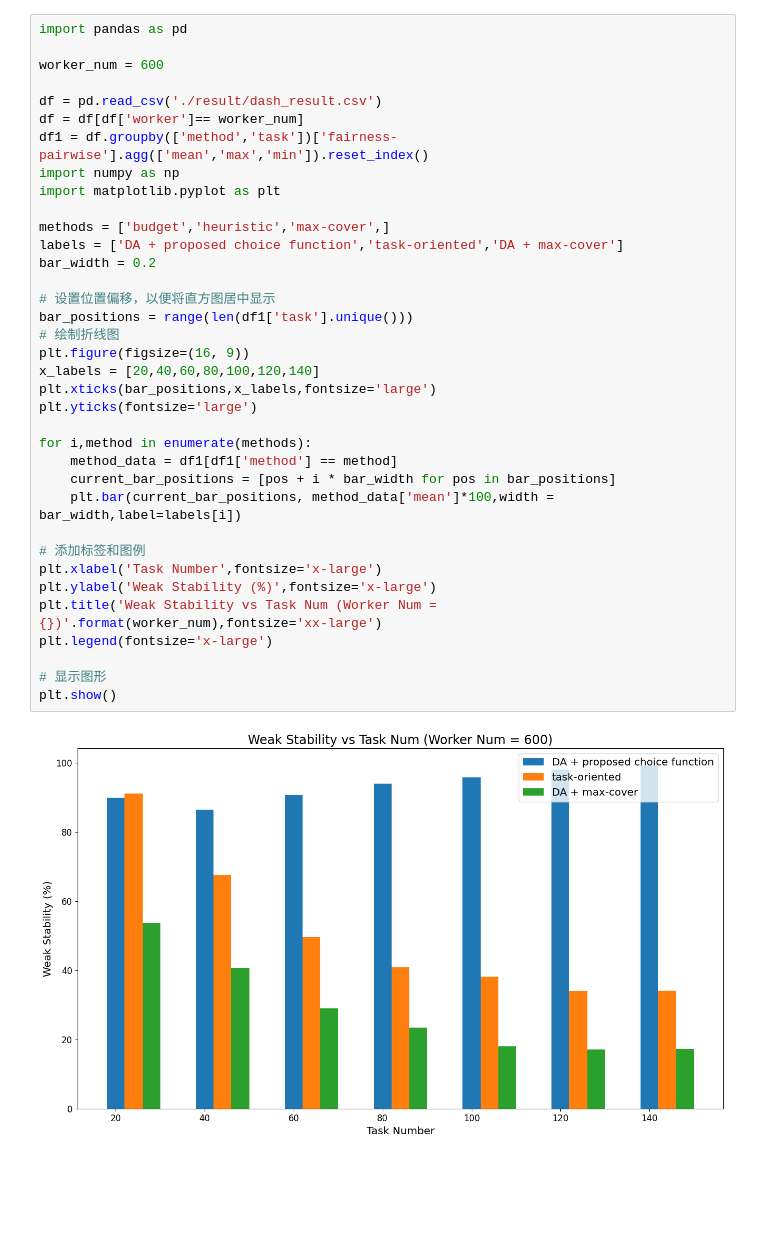
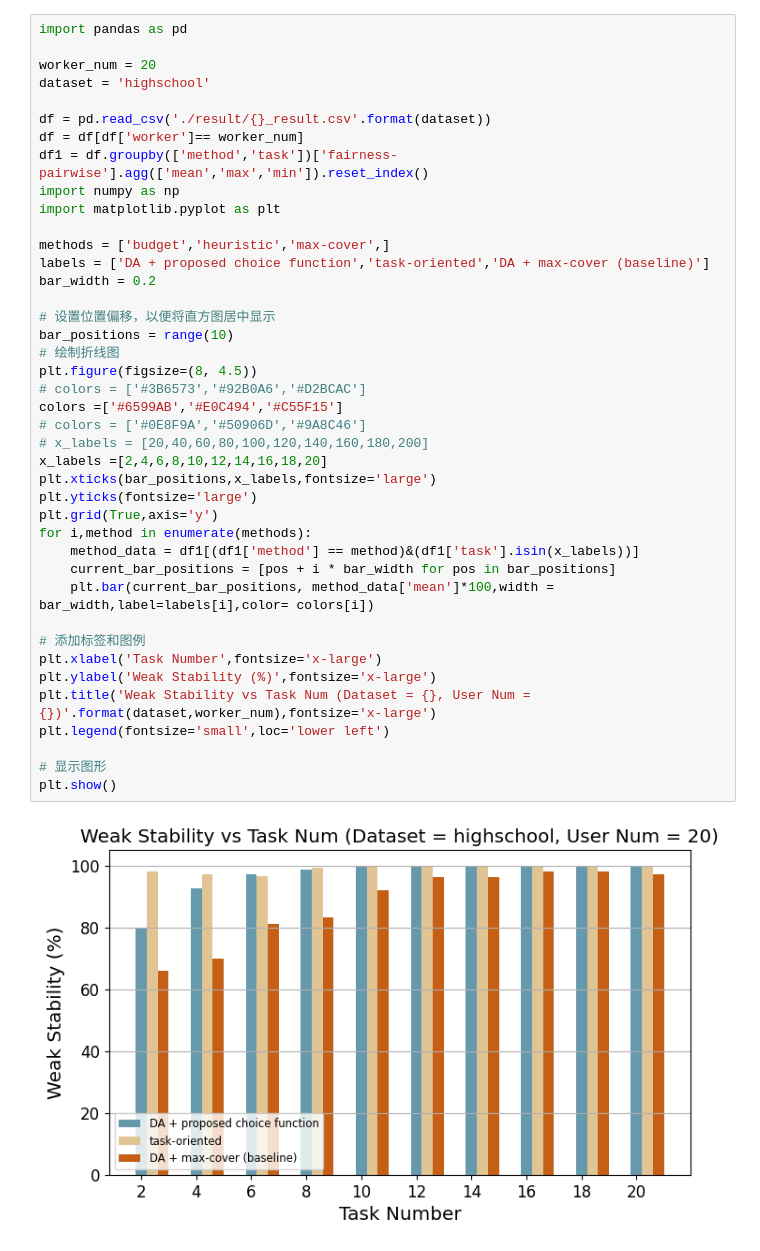
Before and after one commit to braisedp/CCTA, a Jupyter notebook: experiment/estimate_result.ipynb, the cells around one changed output. Drawn from its saved outputs; the diff is of its cells as text; blank space fills up the shorter version.

```diff
--- a/experiment/estimate_result.ipynb
+++ b/experiment/estimate_result.ipynb
@@ -1,40 +1,45 @@
 # %%
 import pandas as pd
 
-worker_num = 600
+worker_num = 20
+dataset = 'highschool'
 
-df = pd.read_csv('./result/dash_result.csv')
+df = pd.read_csv('./result/{}_result.csv'.format(dataset))
 df = df[df['worker']== worker_num]
 df1 = df.groupby(['method','task'])['fairness-pairwise'].agg(['mean','max','min']).reset_index()
 import numpy as np
 import matplotlib.pyplot as plt
 
 methods = ['budget','heuristic','max-cover',]
-labels = ['DA + proposed choice function','task-oriented','DA + max-cover']
+labels = ['DA + proposed choice function','task-oriented','DA + max-cover (baseline)']
 bar_width = 0.2
 
 # 设置位置偏移，以便将直方图居中显示
-bar_positions = range(len(df1['task'].unique()))
+bar_positions = range(10)
 # 绘制折线图
-plt.figure(figsize=(16, 9))
-x_labels = [20,40,60,80,100,120,140]
+plt.figure(figsize=(8, 4.5))
+# colors = ['#3B6573','#92B0A6','#D2BCAC']
+colors =['#6599AB','#E0C494','#C55F15']
+# colors = ['#0E8F9A','#50906D','#9A8C46']
+# x_labels = [20,40,60,80,100,120,140,160,180,200]
+x_labels =[2,4,6,8,10,12,14,16,18,20]
 plt.xticks(bar_positions,x_labels,fontsize='large')
 plt.yticks(fontsize='large')
-
+plt.grid(True,axis='y')
 for i,method in enumerate(methods):
-    method_data = df1[df1['method'] == method]
+    method_data = df1[(df1['method'] == method)&(df1['task'].isin(x_labels))]
     current_bar_positions = [pos + i * bar_width for pos in bar_positions]
-    plt.bar(current_bar_positions, method_data['mean']*100,width = bar_width,label=labels[i])
+    plt.bar(current_bar_positions, method_data['mean']*100,width = bar_width,label=labels[i],color= colors[i])
 
 # 添加标签和图例
 plt.xlabel('Task Number',fontsize='x-large')
 plt.ylabel('Weak Stability (%)',fontsize='x-large')
-plt.title('Weak Stability vs Task Num (Worker Num = {})'.format(worker_num),fontsize='xx-large')
-plt.legend(fontsize='x-large')
+plt.title('Weak Stability vs Task Num (Dataset = {}, User Num = {})'.format(dataset,worker_num),fontsize='x-large')
+plt.legend(fontsize='small',loc='lower left')
 
 # 显示图形
 plt.show()
 # %% [output]
-[figure, old version]
+[figure, new version]
 # %%
 worker_num = 1200
```
Also changed, not shown: parts of 1 cell of this notebook, 6 other files.
